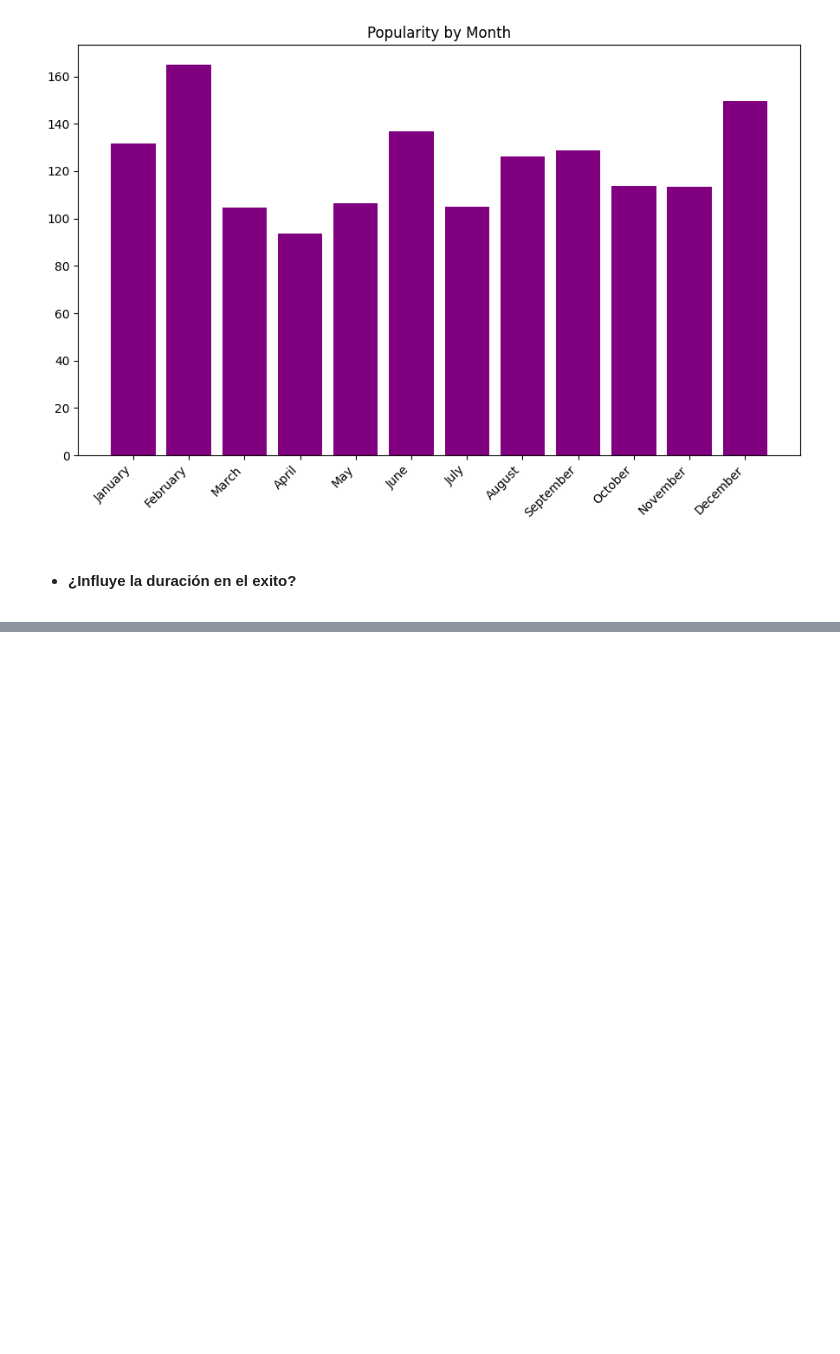
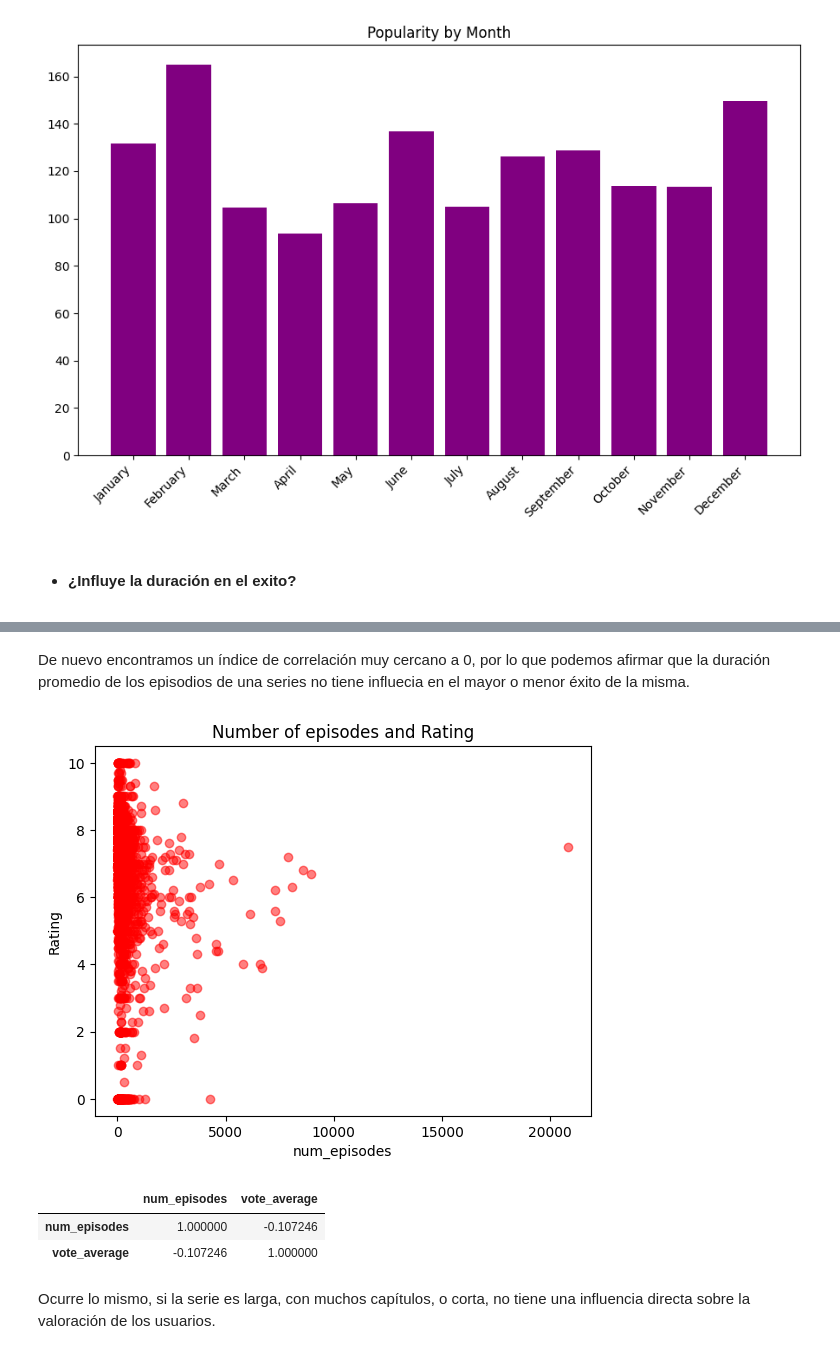
Before and after one commit to Jimme7/EDA-Films, a Jupyter notebook: src/Notebooks/Analysis_and_Visualizations.ipynb, the cells around one changed output, grey strips where cells are left out. Saved outputs shown, nothing was run; the diff lists cells and outputs as text; code cells hidden in the pictures; blank space fills up the shorter version.

```diff
--- a/src/Notebooks/Analysis_and_Visualizations.ipynb
+++ b/src/Notebooks/Analysis_and_Visualizations.ipynb
@@ -400,0 +420,23 @@ plt.show()
+# %% [markdown]
+De nuevo encontramos un índice de correlación muy cercano a 0, por lo que podemos afirmar que la duración promedio de los episodios de una series no tiene influecia en el mayor o menor éxito de la misma.
+# %%
+# Crear el gráfico de dispersión
+plt.scatter(series['num_episodes'], series['vote_average'], alpha=0.5, color= 'red')  # alpha ajusta la transparencia de los puntos
+
+# Etiquetas de los ejes y título
+plt.xlabel('num_episodes')
+plt.ylabel('Rating')
+plt.title('Number of episodes and Rating')
+
+# Mostrar el gráfico
+plt.show()
+# %% [output]
+[figure, added]
+# %%
+series[['num_episodes', 'vote_average']].corr()
+# %% [output]
+|  | num_episodes | vote_average |
+| num_episodes | 1.000000 | -0.107246 |
+| vote_average | -0.107246 | 1.000000 |
+# %% [markdown]
+Ocurre lo mismo, si la serie es larga, con muchos capítulos, o corta, no tiene una influencia directa sobre la valoración de los usuarios.
```
Also changed, not shown: parts of 2 cells of this notebook.
